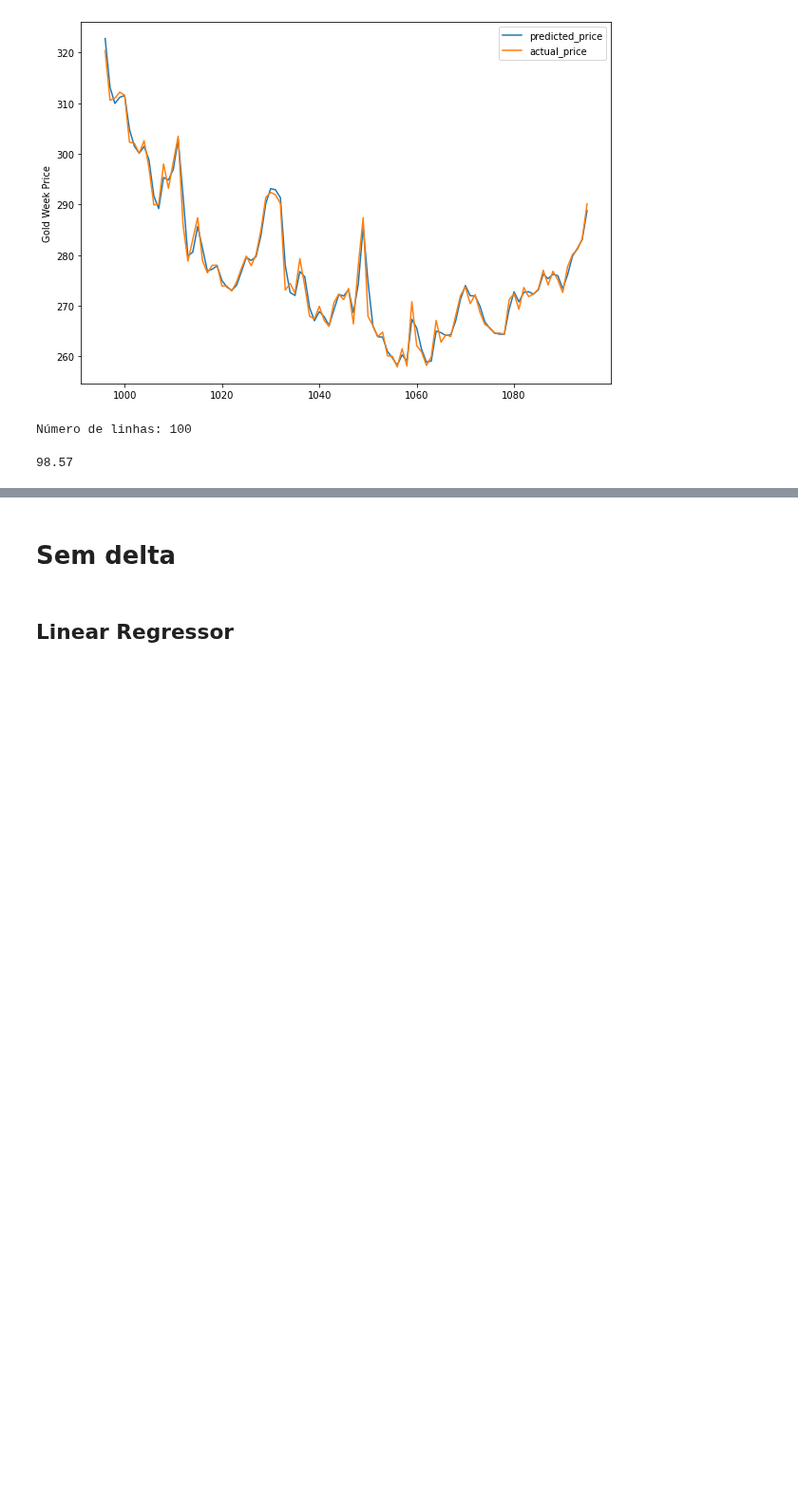
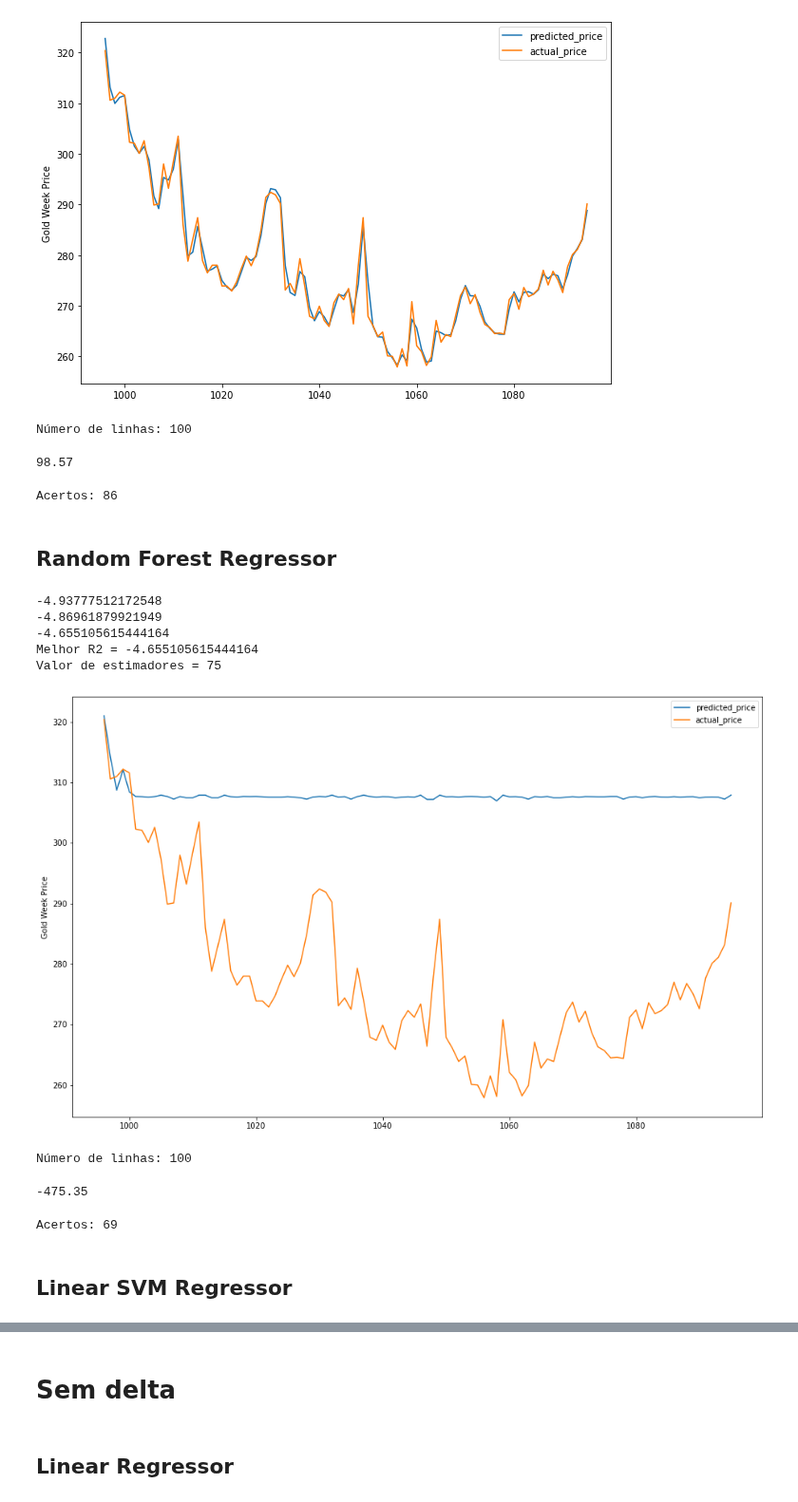
Before and after one commit to andisantos/MO431-432, a Jupyter notebook: MO432/T3/gil.ipynb, the cells around one changed output, grey strips where cells are left out. Shown at 95% size. Drawn from its saved outputs; the diff is of its cells as text; code cells hidden in the pictures; blank space fills up the shorter version.

```diff
--- a/MO432/T3/gil.ipynb
+++ b/MO432/T3/gil.ipynb
@@ -227,7 +197,7 @@ Acertos: 86
 ## Ridge
 # %%
 alpha_list = 10**(np.random.uniform(-3, 3, 50))
-final_r2 = 0
+final_r2 = np.NINF
 for alpha_value in alpha_list:
     ridge = Ridge(alpha=alpha_value).fit(X_train, y_train)
     predicted_price = ridge.predict(X_test)
@@ -294,7 +264,7 @@ Acertos: 86
 ## Lasso
 # %%
 alpha_list = 10**(np.random.uniform(-3, 3, 50))
-final_r2 = 0
+final_r2 = np.NINF
 for alpha_value in alpha_list:
     lasso = Lasso(alpha=alpha_value, max_iter=10000).fit(X_train, y_train)
     predicted_price = lasso.predict(X_test)
@@ -351,3 +321,66 @@ r2_score = lasso.score(X_test, y_test)*100
 float("{0:.2f}".format(r2_score))
 # %% [output]
 98.57
+# %%
+res = df.query('correct_prediction == True')
+acertos = res.shape[0]
+print("Acertos: {}".format(acertos))
+# %% [output]
+Acertos: 86
+# %% [markdown]
+## Random Forest Regressor
+# %%
+n_estimators_list = [25, 50, 75]
+final_r2 = np.NINF
+for n_estimators_value in n_estimators_list:
+    rf = RandomForestRegressor(n_estimators=n_estimators_value, max_features=2).fit(X_train, y_train)
+    predicted_price = rf.predict(X_test)
+    r2_score = rf.score(X_test, y_test)
+    if r2_score > final_r2:
+        final_r2 = r2_score
+        final_n_estimators = n_estimators_value
+print("Melhor R2 = {}".format(final_r2))
+print("Valor de estimadores = {}".format(final_n_estimators))
+# %% [output]
+-4.93777512172548
+-4.86961879921949
+-4.655105615444164
+Melhor R2 = -4.655105615444164
+Valor de estimadores = 75
+# %%
+rf = RandomForestRegressor(n_estimators=final_n_estimators).fit(X_train, y_train)
+predicted_price = rf.predict(X_test)
+d = {'actual_price': y_test,'predicted_price': predicted_price}
+df = pd.DataFrame(data=d)
+df['actual_var'] = df.actual_price.shift(1) - df.actual_price
+df['actual_var_sign'] = np.sign(df.actual_var)
+df['predicted_var'] = df.predicted_price.shift(1) - df.predicted_price
+df['predicted_var_sign'] = df.predicted_var/abs(df.predicted_var)
+df['correct_prediction'] = np.equal(df.actual_var_sign, df.predicted_var_sign)
+predicted_price = pd.DataFrame(
+    predicted_price, index=y_test.index, columns=['price'])
+predicted_price.plot(figsize=(16, 10))
+y_test.plot()
+plt.legend(['predicted_price', 'actual_price'])
+plt.ylabel("Gold Week Price")
+plt.show()
+# %% [output]
+[figure, added]
+# %%
+df.head(30)
+print("Número de linhas: {}".format(df.shape[0]))
+# %% [output]
+Número de linhas: 100
+# %%
+r2_score = rf.score(X_test, y_test)*100
+float("{0:.2f}".format(r2_score))
+# %% [output]
+-475.35
+# %%
+res = df.query('correct_prediction == True')
+acertos = res.shape[0]
+print("Acertos: {}".format(acertos))
+# %% [output]
+Acertos: 69
+# %% [markdown]
+## Linear SVM Regressor
```
Also changed, not shown: parts of 20 cells of this notebook.
